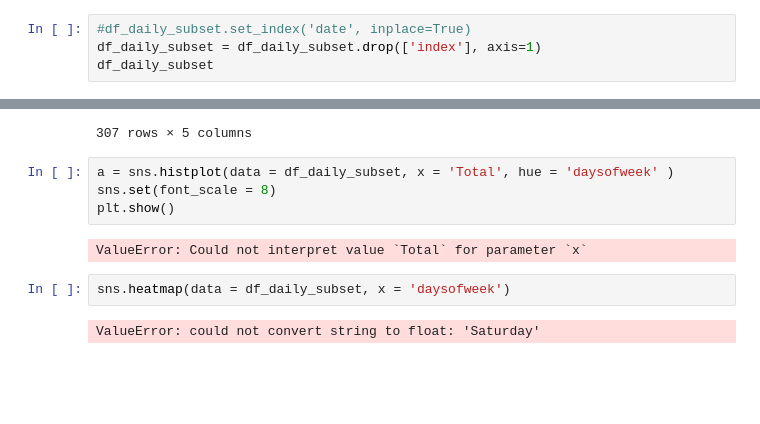
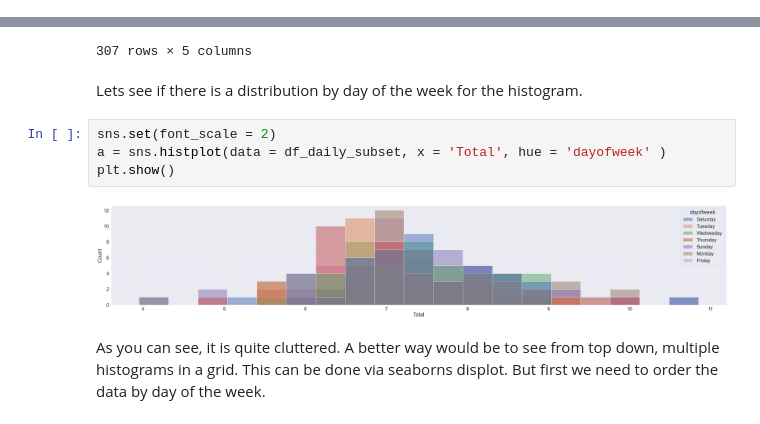
Before and after one commit to ferhat00/garmin_sleep_analysis, a Jupyter notebook: sleep_garmin.ipynb, the cells around one changed output, grey strips where cells are left out. Saved outputs shown, nothing was run; the diff lists cells and outputs as text; blank space fills up the shorter version.

```diff
--- a/sleep_garmin.ipynb
+++ b/sleep_garmin.ipynb
@@ -452,4 +439,0 @@ df_daily_subset
-# %%
-#df_daily_subset.set_index('date', inplace=True)
-df_daily_subset = df_daily_subset.drop(['index'], axis=1)
-df_daily_subset
@@ -496,13 +469,13 @@ df_daily_subset.reset_index()
 | 305 | 2022-12-09 | 3.433333 | 3.733333 | 0.000000 | Friday |
 | 306 | 2022-12-10 | 2.516667 | 1.433333 | 0.083333 | Saturday |
 307 rows × 5 columns
+# %% [markdown]
+Lets see if there is a distribution by day of the week for the histogram.
 # %%
-a = sns.histplot(data = df_daily_subset, x = 'Total', hue = 'daysofweek' )
-sns.set(font_scale = 8)
+sns.set(font_scale = 2)
+a = sns.histplot(data = df_daily_subset, x = 'Total', hue = 'dayofweek' )
 plt.show()
 # %% [output]
-ValueError: Could not interpret value `Total` for parameter `x`
+[figure, added]
-# %%
-sns.heatmap(data = df_daily_subset, x = 'daysofweek')
-# %% [output]
-ValueError: could not convert string to float: 'Saturday'
+# %% [markdown]
+As you can see, it is quite cluttered. A better way would be to see from top down, multiple histograms in a grid. This can be done via seaborns displot. But first we need to order the data by day of the week.
```
Also changed, not shown: parts of 14 cells of this notebook.
